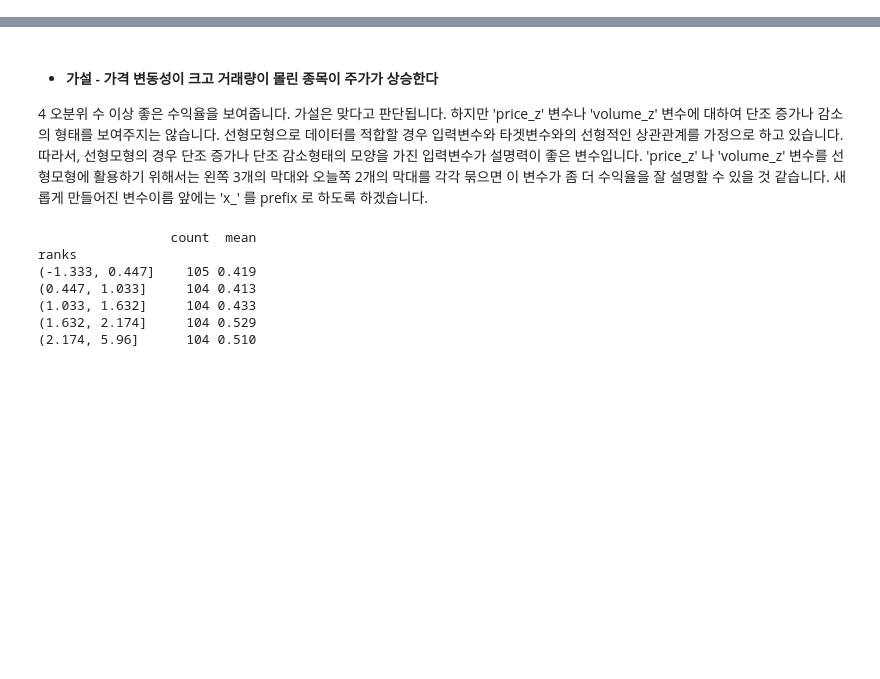
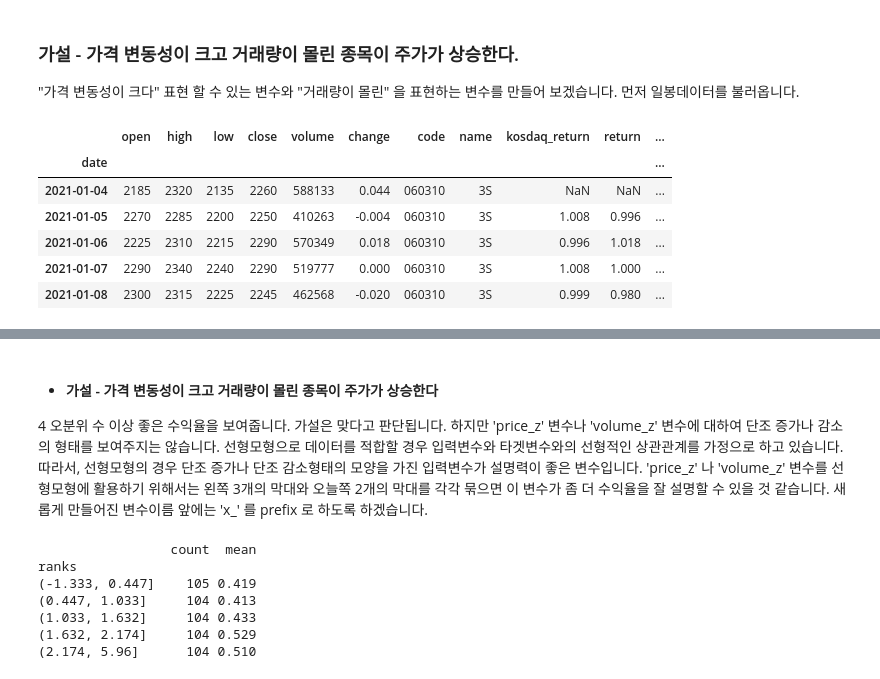
Before and after one commit to occam-KHS/Hanbit-Media, a Jupyter notebook: 4.4.7 Hypothesis 1.ipynb, the cells around one changed output, grey strips where cells are left out. Saved outputs shown, nothing was run; the diff lists cells and outputs as text; code cells hidden in the pictures; blank space fills up the shorter version.

```diff
--- a/4.4.7 Hypothesis 1.ipynb
+++ b/4.4.7 Hypothesis 1.ipynb
@@ -23 +7,15 @@ import glob
 pd.options.display.float_format = '{:,.3f}'.format
+# %% [markdown]
+### 가설 - 가격 변동성이 크고 거래량이 몰린 종목이 주가가 상승한다.
+"가격 변동성이 크다" 표현 할 수 있는 변수와 "거래량이 몰린" 을 표현하는 변수를 만들어 보겠습니다. 먼저 일봉데이터를 불러옵니다.
+# %%
+mdl_data = pd.read_pickle('mdl_data.pkl')
+mdl_data.head()
+# %% [output]
+|  | open | high | low | close | volume | change | code | name | kosdaq_return | return | ... |
+| date |  |  |  |  |  |  |  |  |  |  | ... |
+| 2021-01-04 | 2185 | 2320 | 2135 | 2260 | 588133 | 0.044 | 060310 | 3S | NaN | NaN | ... |
+| 2021-01-05 | 2270 | 2285 | 2200 | 2250 | 410263 | -0.004 | 060310 | 3S | 1.008 | 0.996 | ... |
+| 2021-01-06 | 2225 | 2310 | 2215 | 2290 | 570349 | 0.018 | 060310 | 3S | 0.996 | 1.018 | ... |
+| 2021-01-07 | 2290 | 2340 | 2240 | 2290 | 519777 | 0.000 | 060310 | 3S | 1.008 | 1.000 | ... |
+| 2021-01-08 | 2300 | 2315 | 2225 | 2245 | 462568 | -0.020 | 060310 | 3S | 0.999 | 0.980 | ... |
```
Also changed, not shown: parts of 4 cells of this notebook.
